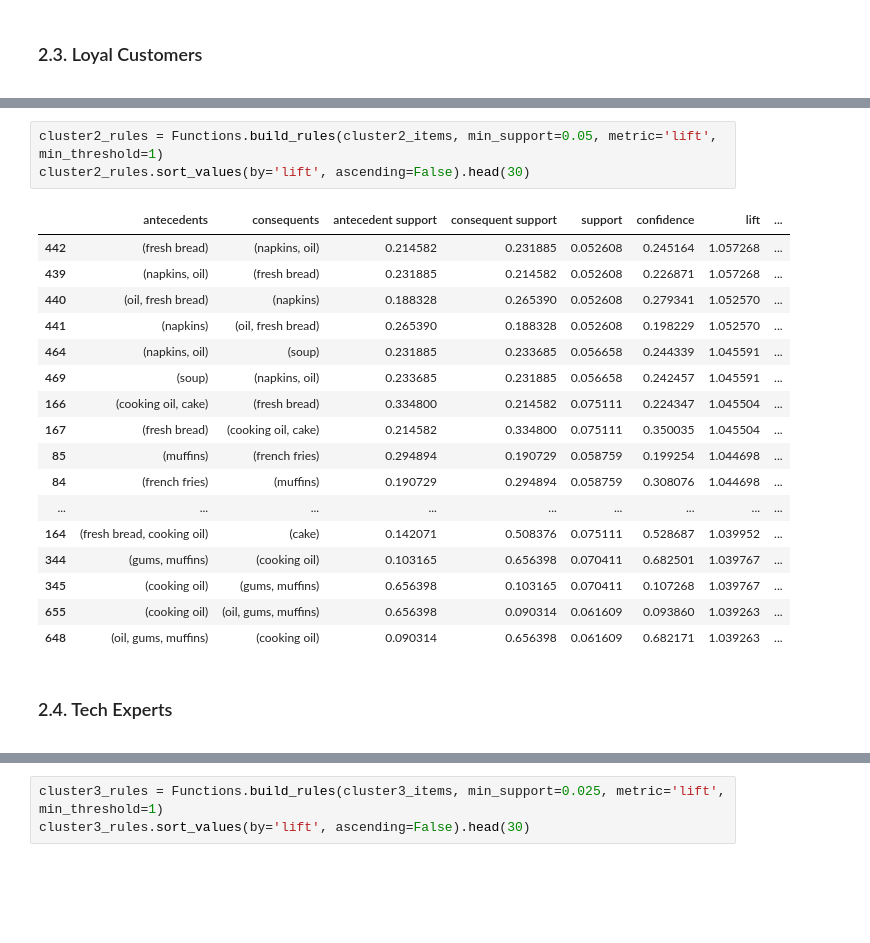
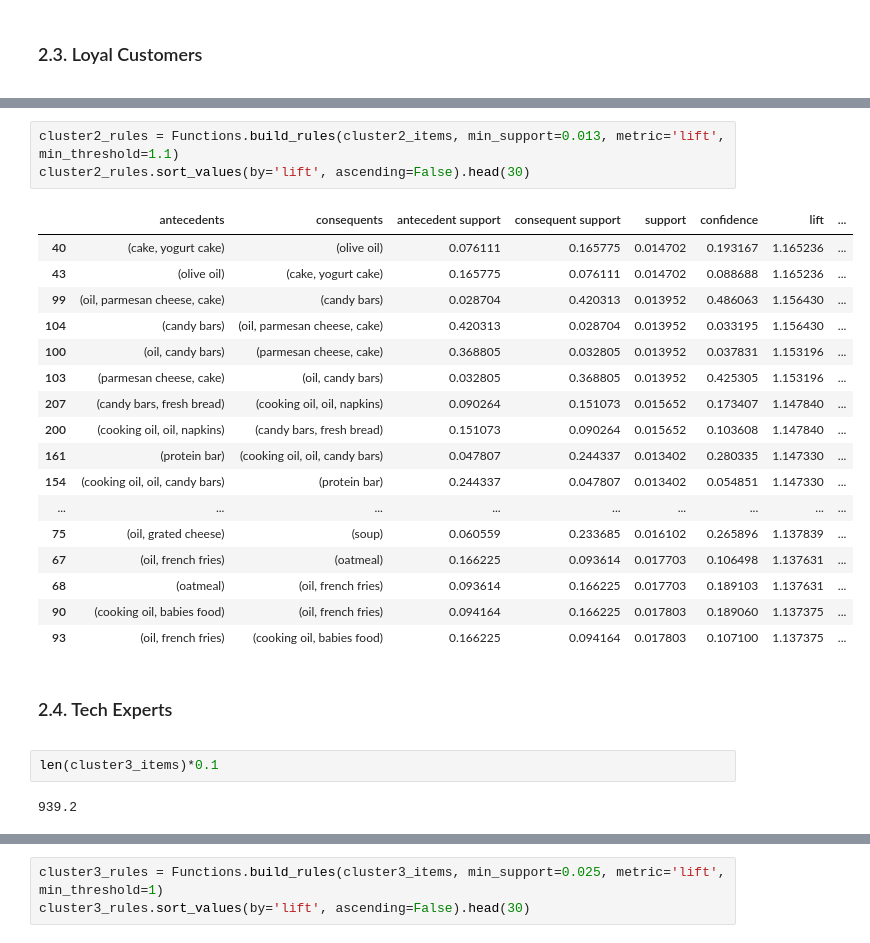
Before and after one commit to shaulleo/ProjetoML, a Jupyter notebook: ML II - Association Rules.ipynb, the cells around one changed output, grey strips where cells are left out. Drawn from its saved outputs; the diff is of its cells as text; blank space fills up the shorter version.

```diff
--- a/ML II - Association Rules.ipynb
+++ b/ML II - Association Rules.ipynb
@@ -155,24 +261,24 @@ len(cluster2_items)*0.01
 # %%
-cluster2_rules = Functions.build_rules(cluster2_items, min_support=0.05, metric='lift', min_threshold=1)
+cluster2_rules = Functions.build_rules(cluster2_items, min_support=0.013, metric='lift', min_threshold=1.1)
 cluster2_rules.sort_values(by='lift', ascending=False).head(30)
 # %% [output]
 |  | antecedents | consequents | antecedent support | consequent support | support | confidence | lift | ... |
-| 442 | (fresh bread) | (napkins, oil) | 0.214582 | 0.231885 | 0.052608 | 0.245164 | 1.057268 | ... |
-| 439 | (napkins, oil) | (fresh bread) | 0.231885 | 0.214582 | 0.052608 | 0.226871 | 1.057268 | ... |
-| 440 | (oil, fresh bread) | (napkins) | 0.188328 | 0.265390 | 0.052608 | 0.279341 | 1.052570 | ... |
-| 441 | (napkins) | (oil, fresh bread) | 0.265390 | 0.188328 | 0.052608 | 0.198229 | 1.052570 | ... |
-| 464 | (napkins, oil) | (soup) | 0.231885 | 0.233685 | 0.056658 | 0.244339 | 1.045591 | ... |
-| 469 | (soup) | (napkins, oil) | 0.233685 | 0.231885 | 0.056658 | 0.242457 | 1.045591 | ... |
-| 166 | (cooking oil, cake) | (fresh bread) | 0.334800 | 0.214582 | 0.075111 | 0.224347 | 1.045504 | ... |
-| 167 | (fresh bread) | (cooking oil, cake) | 0.214582 | 0.334800 | 0.075111 | 0.350035 | 1.045504 | ... |
-| 85 | (muffins) | (french fries) | 0.294894 | 0.190729 | 0.058759 | 0.199254 | 1.044698 | ... |
-| 84 | (french fries) | (muffins) | 0.190729 | 0.294894 | 0.058759 | 0.308076 | 1.044698 | ... |
+| 40 | (cake, yogurt cake) | (olive oil) | 0.076111 | 0.165775 | 0.014702 | 0.193167 | 1.165236 | ... |
+| 43 | (olive oil) | (cake, yogurt cake) | 0.165775 | 0.076111 | 0.014702 | 0.088688 | 1.165236 | ... |
+| 99 | (oil, parmesan cheese, cake) | (candy bars) | 0.028704 | 0.420313 | 0.013952 | 0.486063 | 1.156430 | ... |
+| 104 | (candy bars) | (oil, parmesan cheese, cake) | 0.420313 | 0.028704 | 0.013952 | 0.033195 | 1.156430 | ... |
+| 100 | (oil, candy bars) | (parmesan cheese, cake) | 0.368805 | 0.032805 | 0.013952 | 0.037831 | 1.153196 | ... |
+| 103 | (parmesan cheese, cake) | (oil, candy bars) | 0.032805 | 0.368805 | 0.013952 | 0.425305 | 1.153196 | ... |
+| 207 | (candy bars, fresh bread) | (cooking oil, oil, napkins) | 0.090264 | 0.151073 | 0.015652 | 0.173407 | 1.147840 | ... |
+| 200 | (cooking oil, oil, napkins) | (candy bars, fresh bread) | 0.151073 | 0.090264 | 0.015652 | 0.103608 | 1.147840 | ... |
+| 161 | (protein bar) | (cooking oil, oil, candy bars) | 0.047807 | 0.244337 | 0.013402 | 0.280335 | 1.147330 | ... |
+| 154 | (cooking oil, oil, candy bars) | (protein bar) | 0.244337 | 0.047807 | 0.013402 | 0.054851 | 1.147330 | ... |
 | ... | ... | ... | ... | ... | ... | ... | ... | ... |
-| 164 | (fresh bread, cooking oil) | (cake) | 0.142071 | 0.508376 | 0.075111 | 0.528687 | 1.039952 | ... |
-| 344 | (gums, muffins) | (cooking oil) | 0.103165 | 0.656398 | 0.070411 | 0.682501 | 1.039767 | ... |
-| 345 | (cooking oil) | (gums, muffins) | 0.656398 | 0.103165 | 0.070411 | 0.107268 | 1.039767 | ... |
-| 655 | (cooking oil) | (oil, gums, muffins) | 0.656398 | 0.090314 | 0.061609 | 0.093860 | 1.039263 | ... |
-| 648 | (oil, gums, muffins) | (cooking oil) | 0.090314 | 0.656398 | 0.061609 | 0.682171 | 1.039263 | ... |
+| 75 | (oil, grated cheese) | (soup) | 0.060559 | 0.233685 | 0.016102 | 0.265896 | 1.137839 | ... |
+| 67 | (oil, french fries) | (oatmeal) | 0.166225 | 0.093614 | 0.017703 | 0.106498 | 1.137631 | ... |
+| 68 | (oatmeal) | (oil, french fries) | 0.093614 | 0.166225 | 0.017703 | 0.189103 | 1.137631 | ... |
+| 90 | (cooking oil, babies food) | (oil, french fries) | 0.094164 | 0.166225 | 0.017803 | 0.189060 | 1.137375 | ... |
+| 93 | (oil, french fries) | (cooking oil, babies food) | 0.166225 | 0.094164 | 0.017803 | 0.107100 | 1.137375 | ... |
 # %% [markdown]
 <a class="anchor" id="2.4.-bullet">
 
@@ -180,3 +286,7 @@ cluster2_rules.sort_values(by='lift', ascending=False).head(30)
 ### 2.4. Tech Experts
 
 </a>
+# %%
+len(cluster3_items)*0.1
+# %% [output]
+939.2
```
Also changed, not shown: parts of 27 cells of this notebook.
